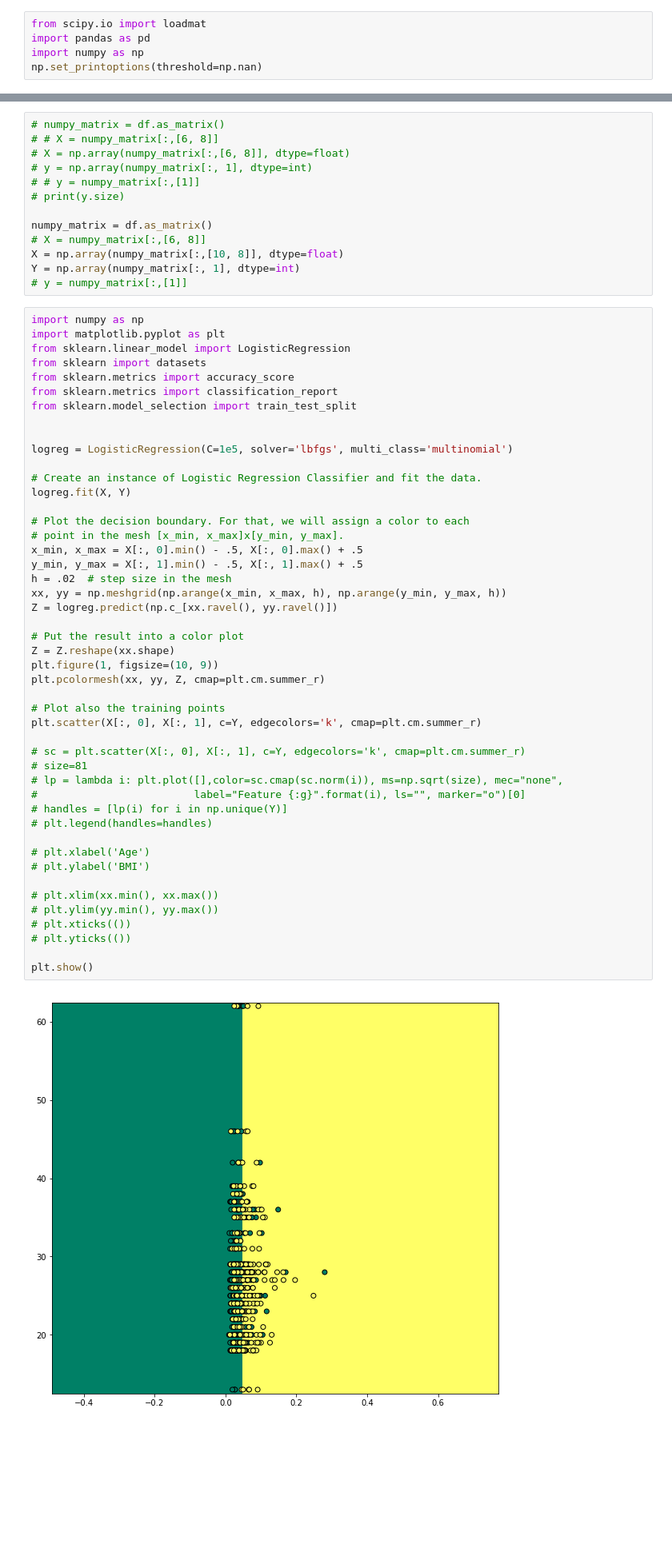
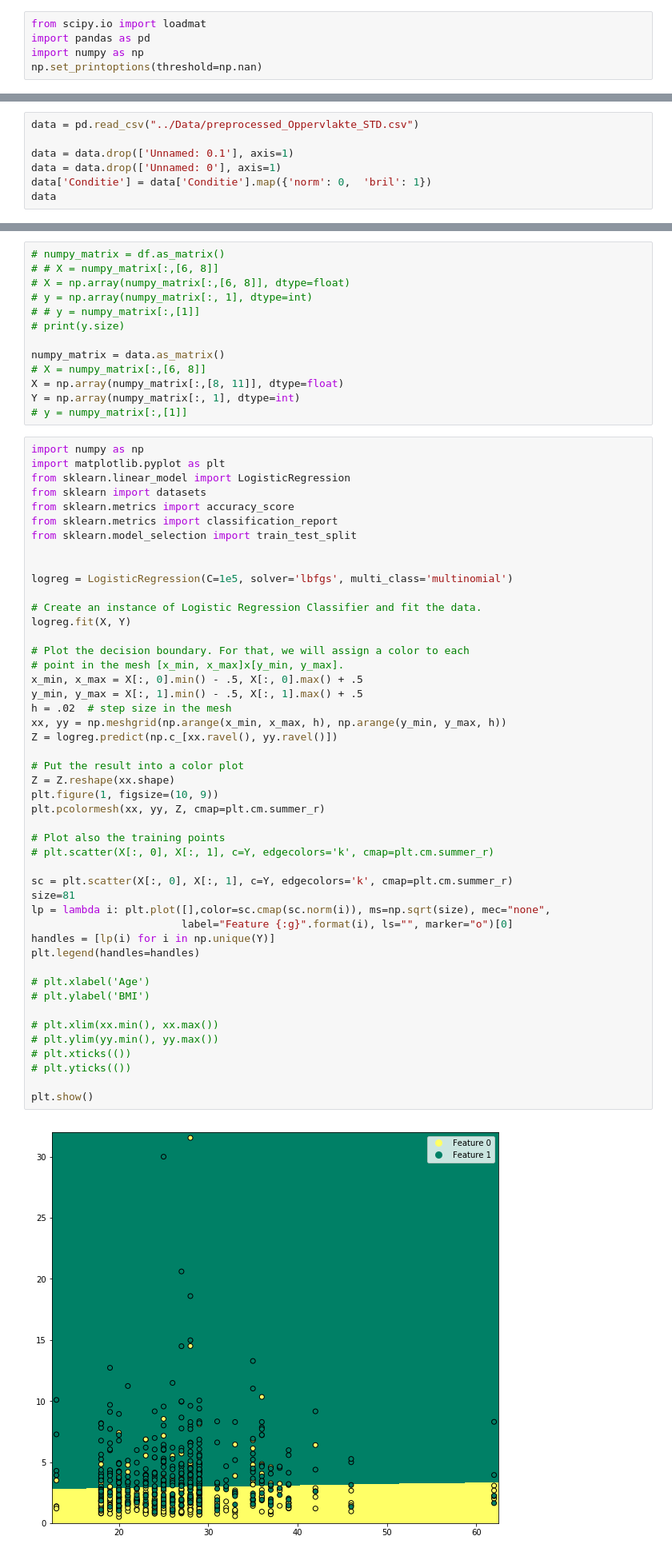
Before and after one commit to VivienvV/fallrisk, a Jupyter notebook: Machine_learning/Logistic_regression.ipynb, the cells around one changed output, grey strips where cells are left out. Shown at 80% size. Saved outputs shown, nothing was run; the diff lists cells and outputs as text; blank space fills up the shorter version.

```diff
--- a/Machine_learning/Logistic_regression.ipynb
+++ b/Machine_learning/Logistic_regression.ipynb
@@ -34,0 +6,7 @@ df['Conditie'] = df['Conditie'].map({'norm': 1, 'bril': 0})
+# %%
+data = pd.read_csv("../Data/preprocessed_Oppervlakte_STD.csv")
+
+data = data.drop(['Unnamed: 0.1'], axis=1)
+data = data.drop(['Unnamed: 0'], axis=1)
+data['Conditie'] = data['Conditie'].map({'norm': 0,  'bril': 1})
+data
@@ -40,9 +37,9 @@ df['Conditie'] = df['Conditie'].map({'norm': 1, 'bril': 0})
 # # y = numpy_matrix[:,[1]]
 # print(y.size)
 
-numpy_matrix = df.as_matrix()
+numpy_matrix = data.as_matrix()
 # X = numpy_matrix[:,[6, 8]]
-X = np.array(numpy_matrix[:,[10, 8]], dtype=float)
+X = np.array(numpy_matrix[:,[8, 11]], dtype=float)
 Y = np.array(numpy_matrix[:, 1], dtype=int)
 # y = numpy_matrix[:,[1]]
 # %%
@@ -59,41 +56,41 @@ logreg = LogisticRegression(C=1e5, solver='lbfgs', multi_class='multinomial')
 
 # Create an instance of Logistic Regression Classifier and fit the data.
 logreg.fit(X, Y)
 
 # Plot the decision boundary. For that, we will assign a color to each
 # point in the mesh [x_min, x_max]x[y_min, y_max].
 x_min, x_max = X[:, 0].min() - .5, X[:, 0].max() + .5
 y_min, y_max = X[:, 1].min() - .5, X[:, 1].max() + .5
 h = .02  # step size in the mesh
 xx, yy = np.meshgrid(np.arange(x_min, x_max, h), np.arange(y_min, y_max, h))
 Z = logreg.predict(np.c_[xx.ravel(), yy.ravel()])
 
 # Put the result into a color plot
 Z = Z.reshape(xx.shape)
 plt.figure(1, figsize=(10, 9))
 plt.pcolormesh(xx, yy, Z, cmap=plt.cm.summer_r)
 
 # Plot also the training points
-plt.scatter(X[:, 0], X[:, 1], c=Y, edgecolors='k', cmap=plt.cm.summer_r)
+# plt.scatter(X[:, 0], X[:, 1], c=Y, edgecolors='k', cmap=plt.cm.summer_r)
 
-# sc = plt.scatter(X[:, 0], X[:, 1], c=Y, edgecolors='k', cmap=plt.cm.summer_r)
-# size=81
-# lp = lambda i: plt.plot([],color=sc.cmap(sc.norm(i)), ms=np.sqrt(size), mec="none",
-#                         label="Feature {:g}".format(i), ls="", marker="o")[0]
-# handles = [lp(i) for i in np.unique(Y)]
-# plt.legend(handles=handles)
+sc = plt.scatter(X[:, 0], X[:, 1], c=Y, edgecolors='k', cmap=plt.cm.summer_r)
+size=81
+lp = lambda i: plt.plot([],color=sc.cmap(sc.norm(i)), ms=np.sqrt(size), mec="none",
+                        label="Feature {:g}".format(i), ls="", marker="o")[0]
+handles = [lp(i) for i in np.unique(Y)]
+plt.legend(handles=handles)
 
 # plt.xlabel('Age')
 # plt.ylabel('BMI')
 
 # plt.xlim(xx.min(), xx.max())
 # plt.ylim(yy.min(), yy.max())
 # plt.xticks(())
 # plt.yticks(())
 
 plt.show()
 # %% [output]
-[figure, old version]
+[figure, new version]
 # %%
 import numpy as np
 import matplotlib.pyplot as plt
```
Also changed, not shown: parts of 4 cells of this notebook, 3 other files.
